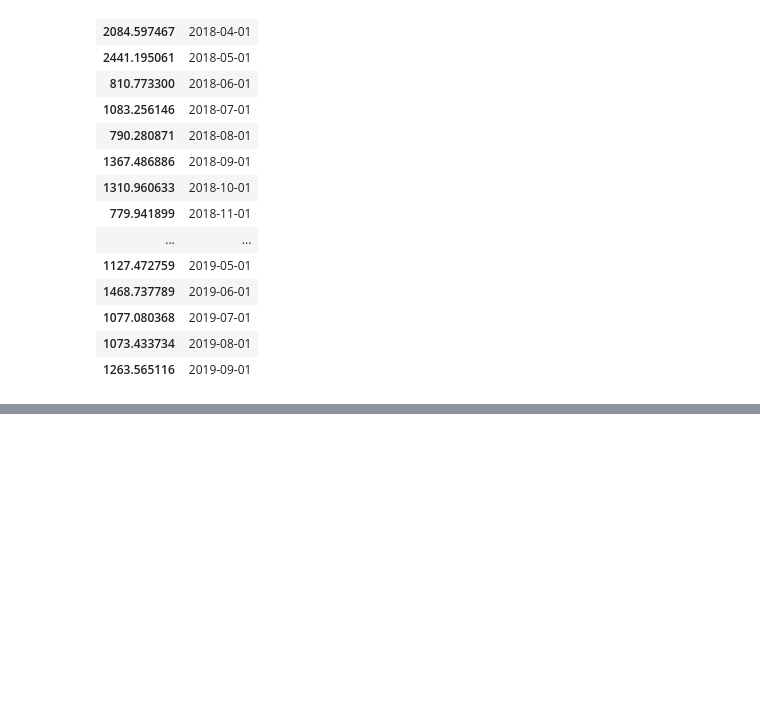
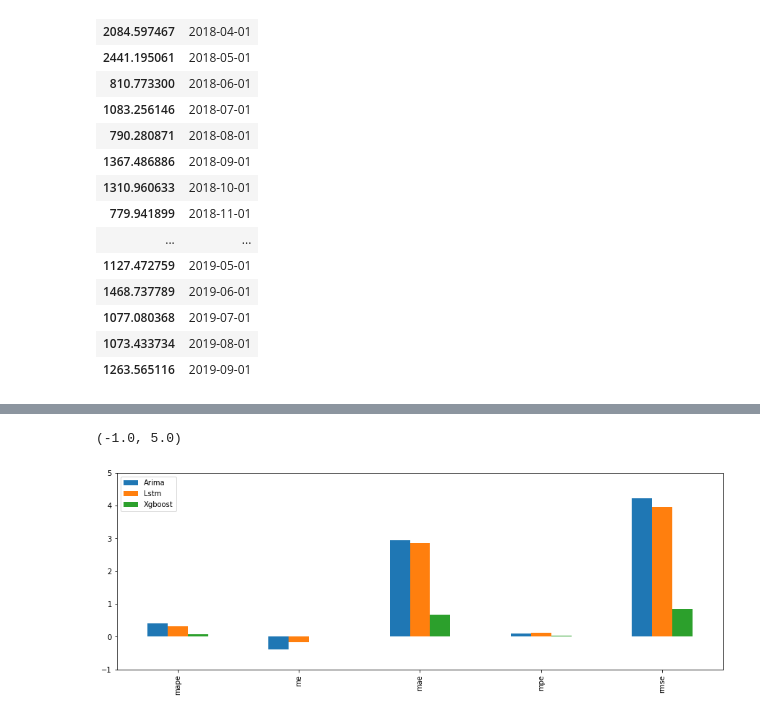
Before and after one commit to SriNithin965/project-4-2, a Jupyter notebook: code/MERGED_ALL_MODELS_FINAL.ipynb, the cells around one changed output, grey strips where cells are left out. Cells and saved outputs as stored; diff of their text form; code cells hidden in the pictures; blank space fills up the shorter version.

```diff
--- a/code/MERGED_ALL_MODELS_FINAL.ipynb
+++ b/code/MERGED_ALL_MODELS_FINAL.ipynb
@@ -162,20 +171,3 @@ plt.show()
 # %%
 arr = data_arima['Sales'].values
 ac = pred.predicted_mean.values
-# %%
-def forecast_accuracy(forecast, actual):
-    mape = np.mean(np.abs(forecast - actual)/np.abs(actual))  # MAPE
-    me = np.mean(forecast - actual)             # ME
-    mae = np.mean(np.abs(forecast - actual))    # MAE
-    mpe = np.mean((forecast - actual)/actual)   # MPE
-    rmse = np.mean((forecast - actual)**2)**.5  # RMSE
-    corr = np.corrcoef(forecast, actual)[0,1]   # corr
-    mins = np.amin(np.hstack([forecast[:,None],
-                              actual[:,None]]), axis=1)
-    maxs = np.amax(np.hstack([forecast[:,None],
-                              actual[:,None]]), axis=1)
-    minmax = 1 - np.mean(mins/maxs)             # minmax                   # ACF1
-    return({'mape':mape, 'me':me, 'mae': mae,
-            'mpe': mpe, 'rmse':rmse,
-            'corr':corr, 'minmax':minmax})
-forecast_accuracy(ac,arr)
@@ -691,3 +675,10 @@ data3_xg
 | 1077.080368 | 2019-07-01 |
 | 1073.433734 | 2019-08-01 |
 | 1263.565116 | 2019-09-01 |
+# %%
+dict_arima = forecast_accuracy(ac,arr)
+dict_lstm = forecast_accuracy(y_pred_lstm,y_lstm)
+dict_xg = forecast_accuracy(y_pred_xg,y_xg)
+# %%
+data_m = pd.DataFrame({'Arima':pd.Series(dict_arima),'Lstm':pd.Series(dict_lstm),'Xgboost':pd.Series(dict_xg)})
+data_m
@@ -693,0 +692,6 @@ data3_xg
+# %%
+ax = data_m.plot(kind='bar',figsize=(15,5))
+ax.set_ylim(-1,5)
+# %% [output]
+(-1.0, 5.0)
+[figure, added]
```
Also changed, not shown: parts of 14 cells of this notebook.
